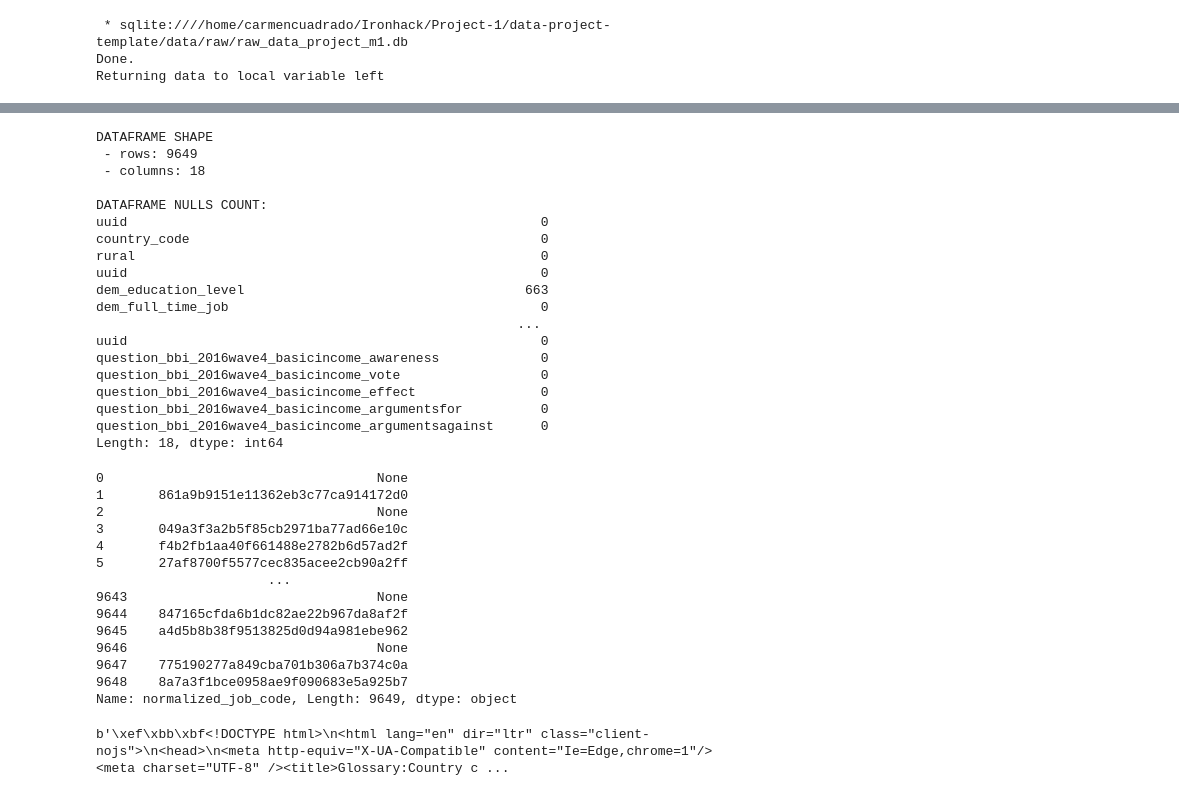
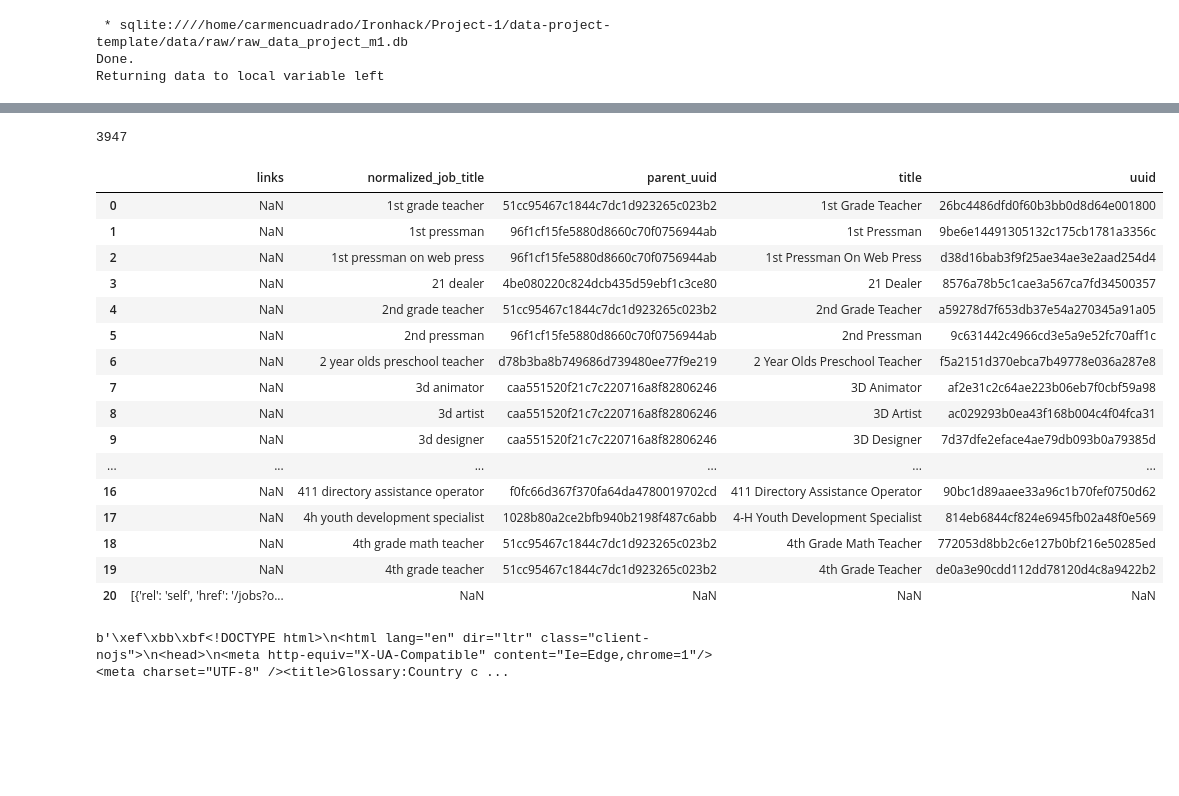
Before and after one commit to mccuadradobriones/data-project-template, a Jupyter notebook: notebooks/acquisition.ipynb, the cells around one changed output, grey strips where cells are left out. Saved outputs shown, nothing was run; the diff lists cells and outputs as text; code cells hidden in the pictures; blank space fills up the shorter version.

```diff
--- a/notebooks/acquisition.ipynb
+++ b/notebooks/acquisition.ipynb
@@ -14,6 +13,0 @@ import re
-# %%
-# global stuff
-warnings.filterwarnings('ignore')
-%matplotlib inline
-pd.set_option('display.max_rows', 13)
-pd.set_option('display.max_columns', 13)
@@ -65,52 +59,32 @@ jobs_db=left.DataFrame()
-# %%
-# basic exploration
-
-print('DATAFRAME SHAPE \n - rows: {} \n - columns: {}'.format(jobs_db.shape[0],jobs_db.shape[1]),'\n')
-print('DATAFRAME NULLS COUNT: \n{}'.format(jobs_db.isnull().sum()),'\n')
-# %% [output]
-DATAFRAME SHAPE
- - rows: 9649
- - columns: 18
-
-DATAFRAME NULLS COUNT:
-uuid                                                     0
-country_code                                             0
-rural                                                    0
-uuid                                                     0
-dem_education_level                                    663
-dem_full_time_job                                        0
-                                                      ...
-uuid                                                     0
-question_bbi_2016wave4_basicincome_awareness             0
-question_bbi_2016wave4_basicincome_vote                  0
-question_bbi_2016wave4_basicincome_effect                0
-question_bbi_2016wave4_basicincome_argumentsfor          0
-question_bbi_2016wave4_basicincome_argumentsagainst      0
-Length: 18, dtype: int64
+# %%
+jobs_db['normalized_job_code'].isnull().sum()
+# %% [output]
+3947
 # %%
 # Store database in a csv to ease its readiness
 jobs_csv=jobs_db.to_csv(r'../data/processed/jobs_db.csv', index=False)
 # %%
 #DATA ACQUISITION - API
-# %%
-jobs_db['normalized_job_code']
-# %% [output]
-0                                   None
-1       861a9b9151e11362eb3c77ca914172d0
-2                                   None
-3       049a3f3a2b5f85cb2971ba77ad66e10c
-4       f4b2fb1aa40f661488e2782b6d57ad2f
-5       27af8700f5577cec835acee2cb90a2ff
-                      ...
-9643                                None
-9644    847165cfda6b1dc82ae22b967da8af2f
-9645    a4d5b8b38f9513825d0d94a981ebe962
-9646                                None
-9647    775190277a849cba701b306a7b374c0a
-9648    8a7a3f1bce0958ae9f090683e5a925b7
-Name: normalized_job_code, Length: 9649, dtype: object
 # %%
-response = requests.get(f'http://api.dataatwork.org/v1/jobs/autocomplete?contains=data')
-json_data = response.json()
-api_df = pd.DataFrame(json_data)
-api_df=api_df.to_json(r'../data/processed/api_data.json')
+response = requests.get('http://api.dataatwork.org/v1/jobs?content=data')
+json_data=response.json()
+api_df=pd.DataFrame(json_data)
+api_df
+# %% [output]
+|  | links | normalized_job_title | parent_uuid | title | uuid |
+| 0 | NaN | 1st grade teacher | 51cc95467c1844c7dc1d923265c023b2 | 1st Grade Teacher | 26bc4486dfd0f60b3bb0d8d64e001800 |
+| 1 | NaN | 1st pressman | 96f1cf15fe5880d8660c70f0756944ab | 1st Pressman | 9be6e14491305132c175cb1781a3356c |
+| 2 | NaN | 1st pressman on web press | 96f1cf15fe5880d8660c70f0756944ab | 1st Pressman On Web Press | d38d16bab3f9f25ae34ae3e2aad254d4 |
+| 3 | NaN | 21 dealer | 4be080220c824dcb435d59ebf1c3ce80 | 21 Dealer | 8576a78b5c1cae3a567ca7fd34500357 |
+| 4 | NaN | 2nd grade teacher | 51cc95467c1844c7dc1d923265c023b2 | 2nd Grade Teacher | a59278d7f653db37e54a270345a91a05 |
+| 5 | NaN | 2nd pressman | 96f1cf15fe5880d8660c70f0756944ab | 2nd Pressman | 9c631442c4966cd3e5a9e52fc70aff1c |
+| 6 | NaN | 2 year olds preschool teacher | d78b3ba8b749686d739480ee77f9e219 | 2 Year Olds Preschool Teacher | f5a2151d370ebca7b49778e036a287e8 |
+| 7 | NaN | 3d animator | caa551520f21c7c220716a8f82806246 | 3D Animator | af2e31c2c64ae223b06eb7f0cbf59a98 |
+| 8 | NaN | 3d artist | caa551520f21c7c220716a8f82806246 | 3D Artist | ac029293b0ea43f168b004c4f04fca31 |
+| 9 | NaN | 3d designer | caa551520f21c7c220716a8f82806246 | 3D Designer | 7d37dfe2eface4ae79db093b0a79385d |
+| ... | ... | ... | ... | ... | ... |
+| 16 | NaN | 411 directory assistance operator | f0fc66d367f370fa64da4780019702cd | 411 Directory Assistance Operator | 90bc1d89aaee33a96c1b70fef0750d62 |
+| 17 | NaN | 4h youth development specialist | 1028b80a2ce2bfb940b2198f487c6abb | 4-H Youth Development Specialist | 814eb6844cf824e6945fb02a48f0e569 |
+| 18 | NaN | 4th grade math teacher | 51cc95467c1844c7dc1d923265c023b2 | 4th Grade Math Teacher | 772053d8bb2c6e127b0bf216e50285ed |
+| 19 | NaN | 4th grade teacher | 51cc95467c1844c7dc1d923265c023b2 | 4th Grade Teacher | de0a3e90cdd112dd78120d4c8a9422b2 |
+| 20 | [{'rel': 'self', 'href': '/jobs?o... | NaN | NaN | NaN | NaN |
```
Also changed, not shown: parts of 5 cells of this notebook, 3 other files.
